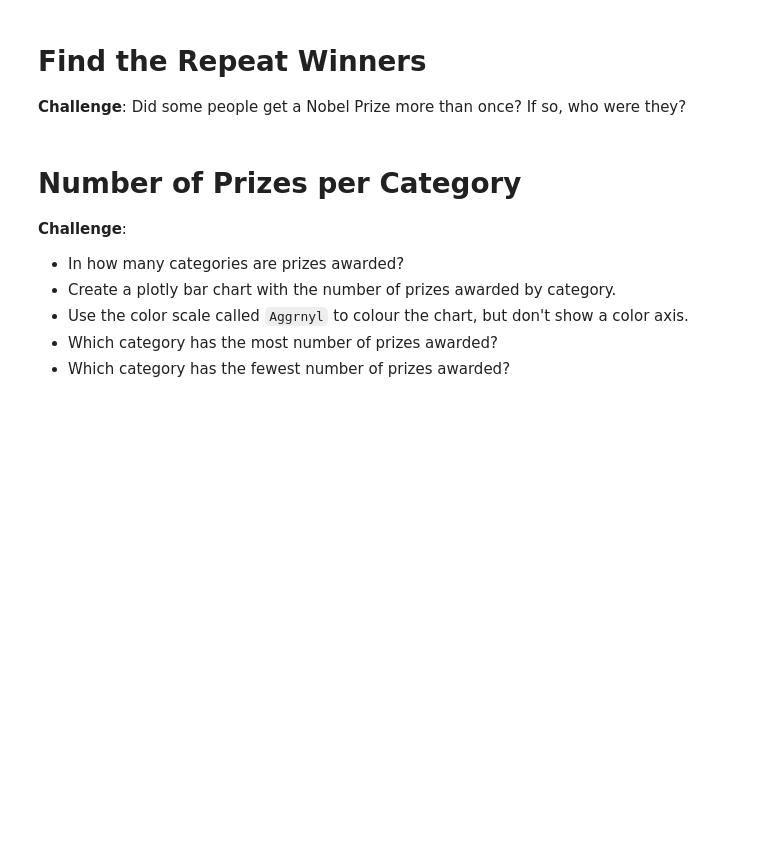
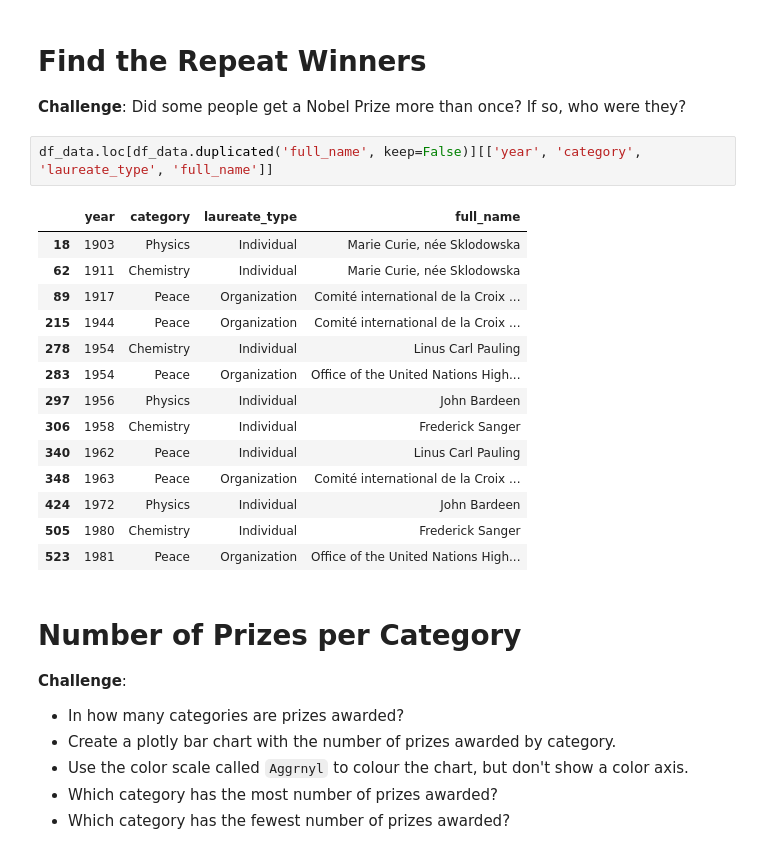
Before and after one commit to zoard-ehmann/100-days-of-python, a Jupyter notebook: Day78/Nobel_Prize_Analysis/Nobel_Prize_Analysis.ipynb, the cells around one changed output. Cells and saved outputs as stored; diff of their text form; blank space fills up the shorter version.

```diff
--- a/Day78/Nobel_Prize_Analysis/Nobel_Prize_Analysis.ipynb
+++ b/Day78/Nobel_Prize_Analysis/Nobel_Prize_Analysis.ipynb
@@ -226,6 +256,23 @@ df_data.head()
 # Find the Repeat Winners
 
 **Challenge**: Did some people get a Nobel Prize more than once? If so, who were they?
+# %%
+df_data.loc[df_data.duplicated('full_name', keep=False)][['year', 'category', 'laureate_type', 'full_name']]
+# %% [output]
+|  | year | category | laureate_type | full_name |
+| 18 | 1903 | Physics | Individual | Marie Curie, née Sklodowska |
+| 62 | 1911 | Chemistry | Individual | Marie Curie, née Sklodowska |
+| 89 | 1917 | Peace | Organization | Comité international de la Croix ... |
+| 215 | 1944 | Peace | Organization | Comité international de la Croix ... |
+| 278 | 1954 | Chemistry | Individual | Linus Carl Pauling |
+| 283 | 1954 | Peace | Organization | Office of the United Nations High... |
+| 297 | 1956 | Physics | Individual | John Bardeen |
+| 306 | 1958 | Chemistry | Individual | Frederick Sanger |
+| 340 | 1962 | Peace | Individual | Linus Carl Pauling |
+| 348 | 1963 | Peace | Organization | Comité international de la Croix ... |
+| 424 | 1972 | Physics | Individual | John Bardeen |
+| 505 | 1980 | Chemistry | Individual | Frederick Sanger |
+| 523 | 1981 | Peace | Organization | Office of the United Nations High... |
 # %% [markdown]
 # Number of Prizes per Category
 
```
Also changed, not shown: parts of 10 cells of this notebook.
